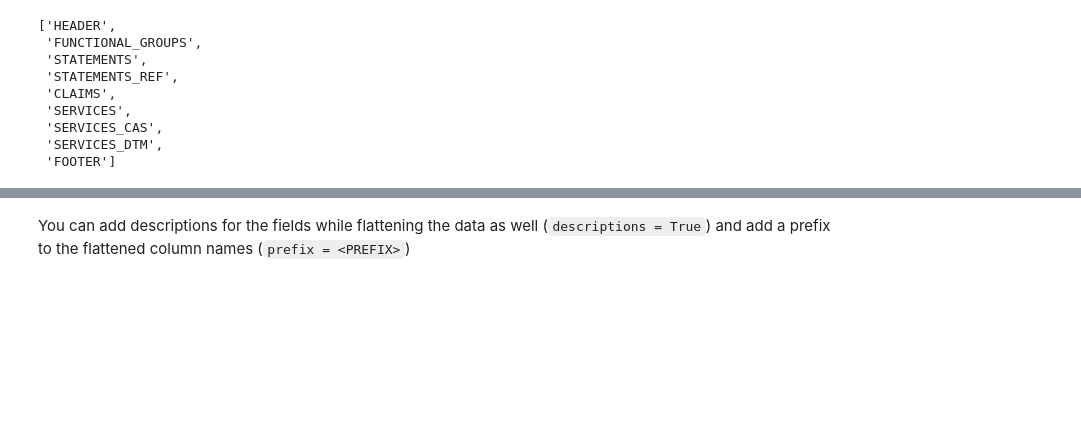
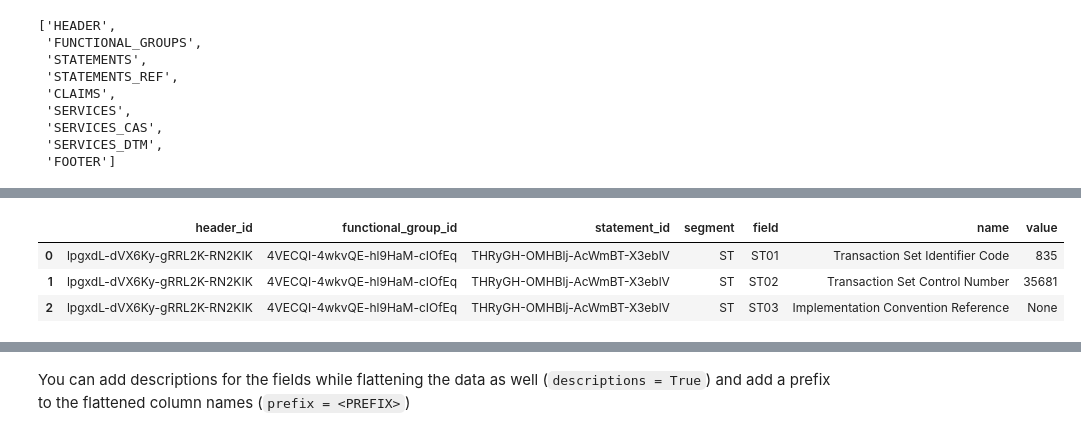
Before and after one commit to DHR-Health/py835, a Jupyter notebook: README.ipynb, the cells around one changed output, grey strips where cells are left out. Cells and saved outputs as stored; diff of their text form; code cells hidden in the pictures; blank space fills up the shorter version.

```diff
--- a/README.ipynb
+++ b/README.ipynb
@@ -82,4 +82,12 @@ The image below shows the relationships between the tables accessible via `parse
 <img src="misc\tree_structure.png">
 
 By default, **py835** dataframes are in long-format. The dataframes generated by the package include a custom method for converting these tables to wide format. Use `.flatten` to do so:
+# %%
+# Original Table structure
+parser.TABLES['STATEMENTS']
+# %% [output]
+|  | header_id | functional_group_id | statement_id | segment | field | name | value |
+| 0 | lpgxdL-dVX6Ky-gRRL2K-RN2KIK | 4VECQI-4wkvQE-hl9HaM-cIOfEq | THRyGH-OMHBlj-AcWmBT-X3eblV | ST | ST01 | Transaction Set Identifier Code | 835 |
+| 1 | lpgxdL-dVX6Ky-gRRL2K-RN2KIK | 4VECQI-4wkvQE-hl9HaM-cIOfEq | THRyGH-OMHBlj-AcWmBT-X3eblV | ST | ST02 | Transaction Set Control Number | 35681 |
+| 2 | lpgxdL-dVX6Ky-gRRL2K-RN2KIK | 4VECQI-4wkvQE-hl9HaM-cIOfEq | THRyGH-OMHBlj-AcWmBT-X3eblV | ST | ST03 | Implementation Convention Reference | None |
 # %%
```
Also changed, not shown: parts of 10 cells of this notebook, 1 other file.
